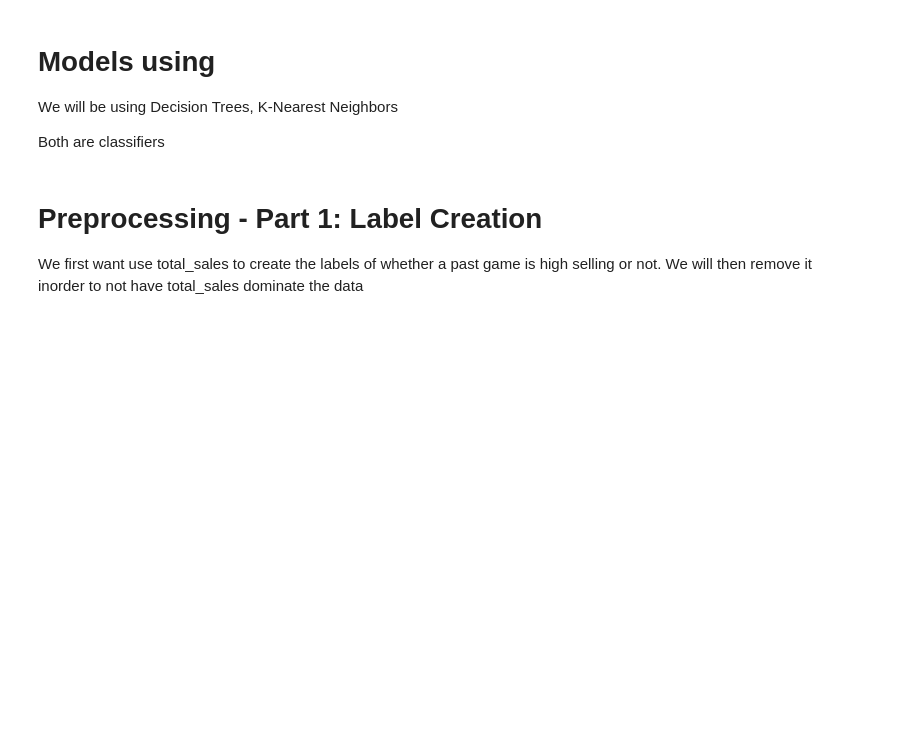
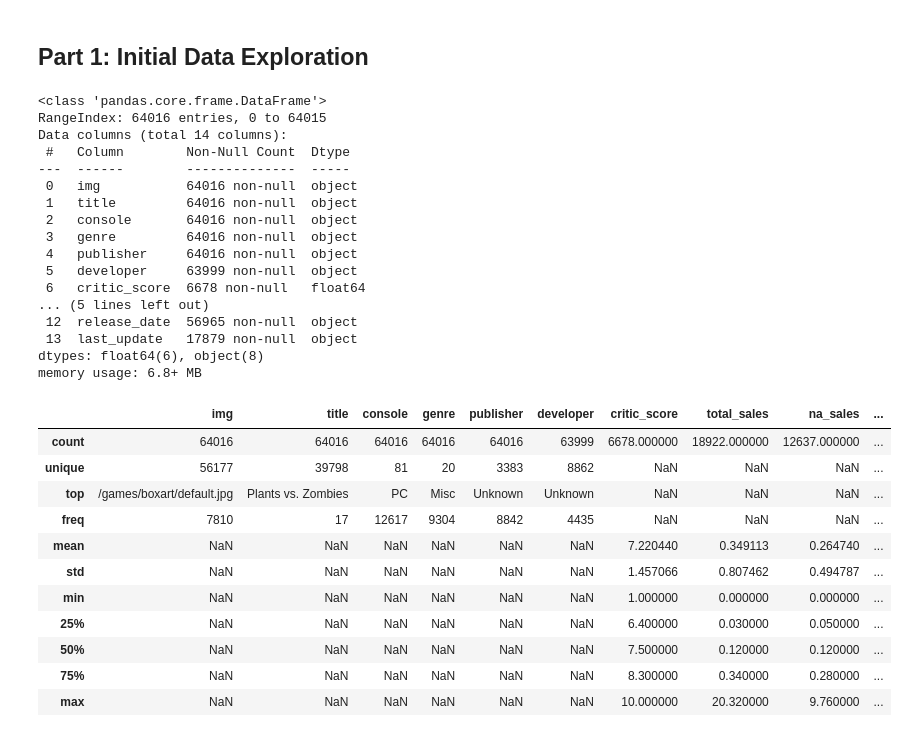
Before and after one commit to CarlosOlvera05/ML-Course-Project, a Jupyter notebook: MLProject.ipynb, the cells around one changed output. Cells and saved outputs as stored; diff of their text form; code cells hidden in the pictures; blank space fills up the shorter version.

```diff
--- a/MLProject.ipynb
+++ b/MLProject.ipynb
@@ -13,9 +22,3 @@ We defined High-Selling: game selling would be a threshold
-# %% [markdown]
-# Models using
-
-We will be using Decision Trees, K-Nearest Neighbors
-
-Both are classifiers
 # %%
 import numpy as np
 import pandas as pd
@@ -24,5 +52,2 @@ import seaborn as sns
 # %% [markdown]
-# Preprocessing - Part 1: Label Creation
-
-We first want use total_sales to create the labels of whether a past game is high selling or not.
-We will then remove it inorder to not have total_sales dominate the data
+## Part 1: Initial Data Exploration
@@ -28,0 +58,35 @@ We will then remove it inorder to not have total_sales dominate the data
+# %%
+# Initial Data Exploration
+videogame_df.shape
+videogame_df.info()
+videogame_df.describe(include="all")
+# %% [output]
+<class 'pandas.core.frame.DataFrame'>
+RangeIndex: 64016 entries, 0 to 64015
+Data columns (total 14 columns):
+ #   Column        Non-Null Count  Dtype
+---  ------        --------------  -----
+ 0   img           64016 non-null  object
+ 1   title         64016 non-null  object
+ 2   console       64016 non-null  object
+ 3   genre         64016 non-null  object
+ 4   publisher     64016 non-null  object
+ 5   developer     63999 non-null  object
+ 6   critic_score  6678 non-null   float64
+... (5 lines left out)
+ 12  release_date  56965 non-null  object
+ 13  last_update   17879 non-null  object
+dtypes: float64(6), object(8)
+memory usage: 6.8+ MB
+|  | img | title | console | genre | publisher | developer | critic_score | total_sales | na_sales | ... |
+| count | 64016 | 64016 | 64016 | 64016 | 64016 | 63999 | 6678.000000 | 18922.000000 | 12637.000000 | ... |
+| unique | 56177 | 39798 | 81 | 20 | 3383 | 8862 | NaN | NaN | NaN | ... |
+| top | /games/boxart/default.jpg | Plants vs. Zombies | PC | Misc | Unknown | Unknown | NaN | NaN | NaN | ... |
+| freq | 7810 | 17 | 12617 | 9304 | 8842 | 4435 | NaN | NaN | NaN | ... |
+| mean | NaN | NaN | NaN | NaN | NaN | NaN | 7.220440 | 0.349113 | 0.264740 | ... |
+| std | NaN | NaN | NaN | NaN | NaN | NaN | 1.457066 | 0.807462 | 0.494787 | ... |
+| min | NaN | NaN | NaN | NaN | NaN | NaN | 1.000000 | 0.000000 | 0.000000 | ... |
+| 25% | NaN | NaN | NaN | NaN | NaN | NaN | 6.400000 | 0.030000 | 0.050000 | ... |
+| 50% | NaN | NaN | NaN | NaN | NaN | NaN | 7.500000 | 0.120000 | 0.120000 | ... |
+| 75% | NaN | NaN | NaN | NaN | NaN | NaN | 8.300000 | 0.340000 | 0.280000 | ... |
+| max | NaN | NaN | NaN | NaN | NaN | NaN | 10.000000 | 20.320000 | 9.760000 | ... |
```
Also changed, not shown: parts of 25 cells of this notebook.
